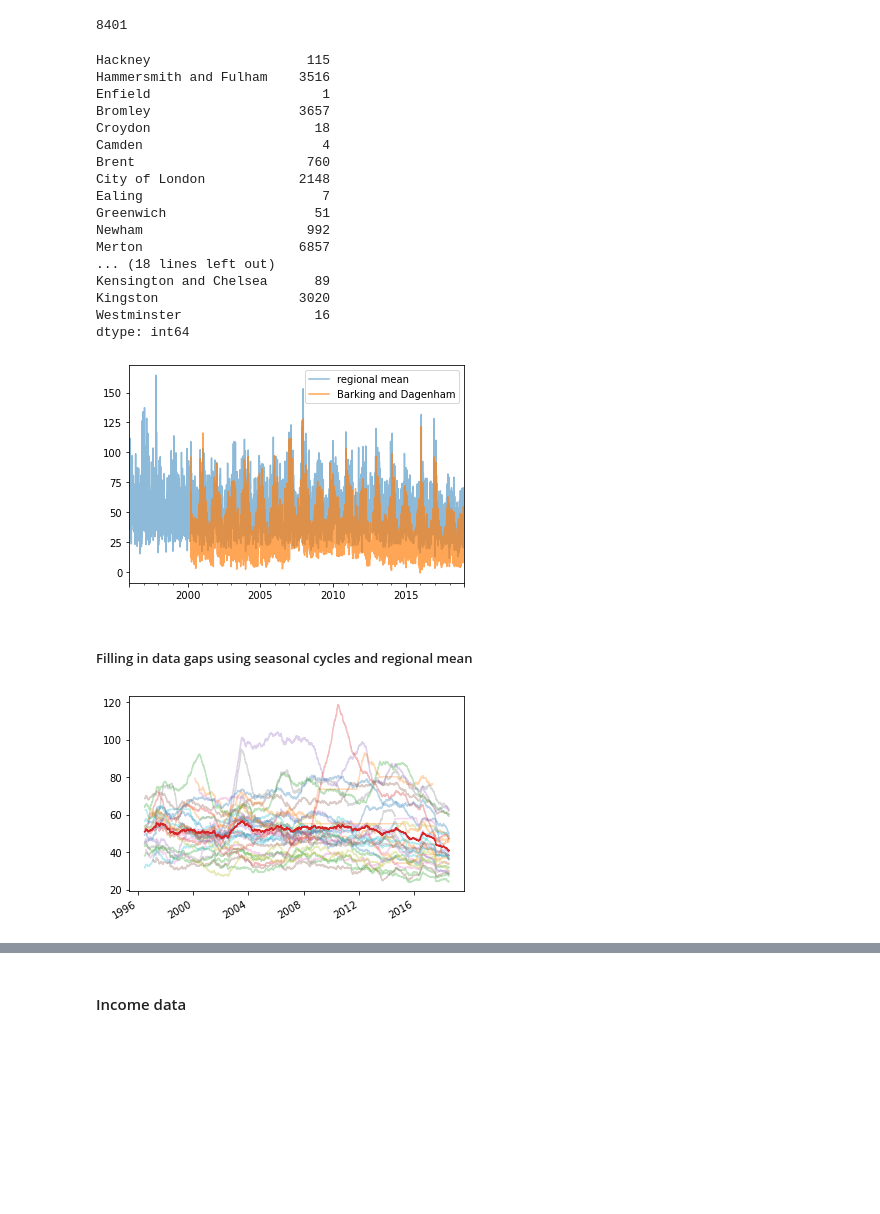
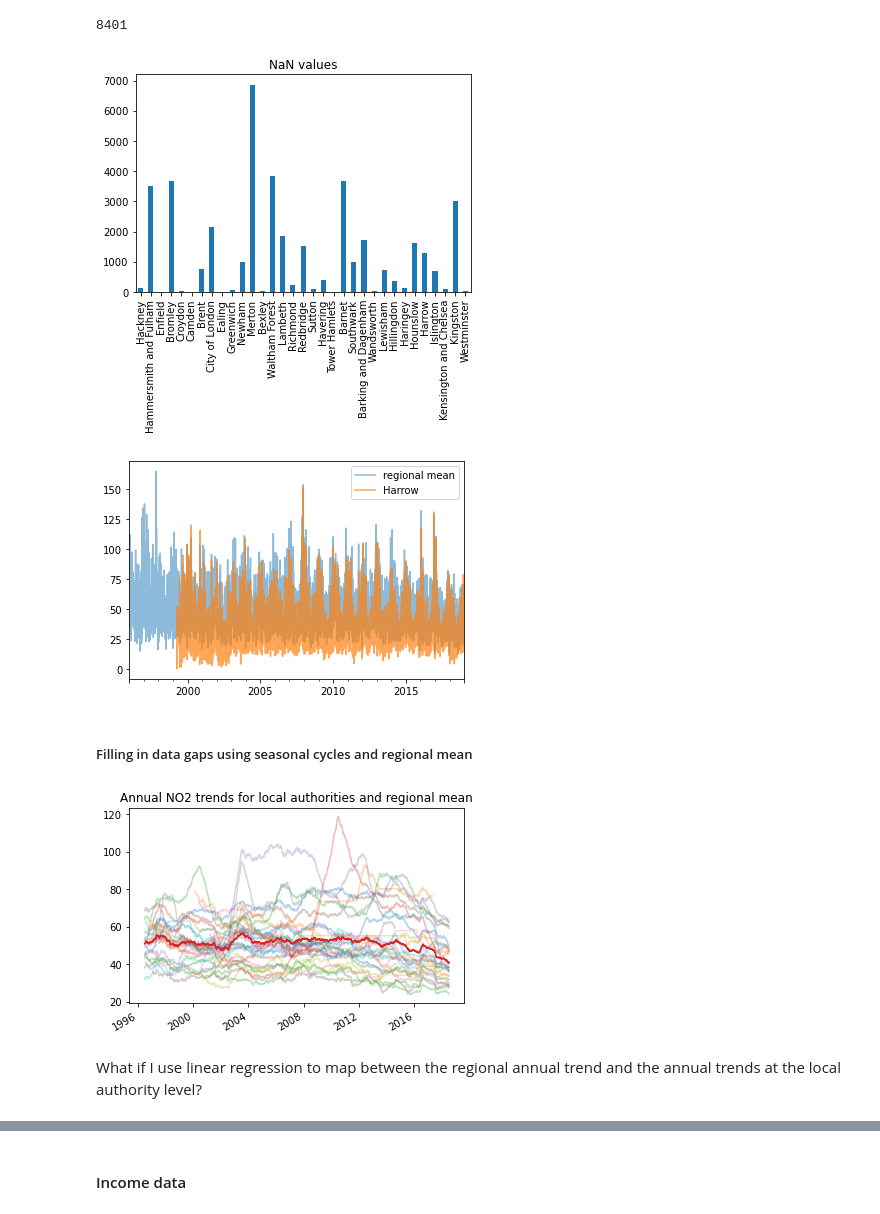
Before and after one commit to michellewl/AQmortality, a Jupyter notebook: mortality_model/borough_regression.ipynb, the cells around one changed output, grey strips where cells are left out. Cells and saved outputs as stored; diff of their text form; code cells hidden in the pictures; blank space fills up the shorter version.

Commit message:
Explore data gap-filling linear regression approaches.

```diff
--- a/mortality_model/borough_regression.ipynb
+++ b/mortality_model/borough_regression.ipynb
@@ -132,22 +83,8 @@ len(aggregated_NO2_df)
 # %% [output]
 8401
 # %%
-aggregated_NO2_df.isna().sum()
+aggregated_NO2_df.isna().sum().plot.bar()
+plt.title("NaN values")
+plt.show()
 # %% [output]
-Hackney                    115
-Hammersmith and Fulham    3516
-Enfield                      1
-Bromley                   3657
-Croydon                     18
-Camden                       4
-Brent                      760
-City of London            2148
-Ealing                       7
-Greenwich                   51
-Newham                     992
-Merton                    6857
-... (18 lines left out)
-Kensington and Chelsea      89
-Kingston                  3020
-Westminster                 16
-dtype: int64
+[figure, added]
@@ -154,10 +93,10 @@ dtype: int64
 # %%
 aggregated_NO2_df.mean(axis=1).plot(label="regional mean", alpha=0.5)
-aggregated_NO2_df["Barking and Dagenham"].plot(alpha=0.7)
+aggregated_NO2_df[local_authority].plot(alpha=0.7)
 plt.legend()
 plt.show()
 # %% [output]
-[figure, old version]
+[figure, new version]
 # %% [markdown]
 ##### Filling in data gaps using seasonal cycles and regional mean
 # %%
@@ -165,20 +104,23 @@ from statsmodels.api import tsa
 # %%
 decomp_dict = {}
 
 decomp = tsa.seasonal_decompose(aggregated_NO2_df.mean(axis=1).dropna(how="any"), model="additive", period=365)
 decomp_df = pd.DataFrame({"observed":decomp.observed, "trend":decomp.trend, "seasonal":decomp.seasonal, "residual":decomp.resid})
 decomp_dict["regional_mean"] = decomp_df
 
-for local_authority in aggregated_NO2_df.columns:
-    decomp = tsa.seasonal_decompose(aggregated_NO2_df[local_authority].dropna(how="any"), model="additive", period=365)
+for la in aggregated_NO2_df.columns:
+    decomp = tsa.seasonal_decompose(aggregated_NO2_df[la].dropna(how="any"), model="additive", period=365)
     decomp_df = pd.DataFrame({"observed":decomp.observed, "trend":decomp.trend, "seasonal":decomp.seasonal, "residual":decomp.resid})
-    decomp_dict[local_authority] = decomp_df
-    decomp_dict[local_authority].trend.plot(label=f"{local_authority} trend", alpha=0.3)
+    decomp_dict[la] = decomp_df
+    decomp_dict[la].trend.plot(label=f"{la} trend", alpha=0.3)
 
 decomp_dict["regional_mean"].trend.plot(label="regional mean trend")
 # plt.legend(loc="upper right")
+plt.title("Annual NO2 trends for local authorities and regional mean")
 plt.show()
 # %% [output]
-[figure, old version]
+[figure, new version]
+# %% [markdown]
+What if I use linear regression to map between the regional annual trend and the annual trends at the local authority level?
 # %%
 from sklearn.linear_model import LinearRegression
```
Also changed, not shown: parts of 27 cells of this notebook.
